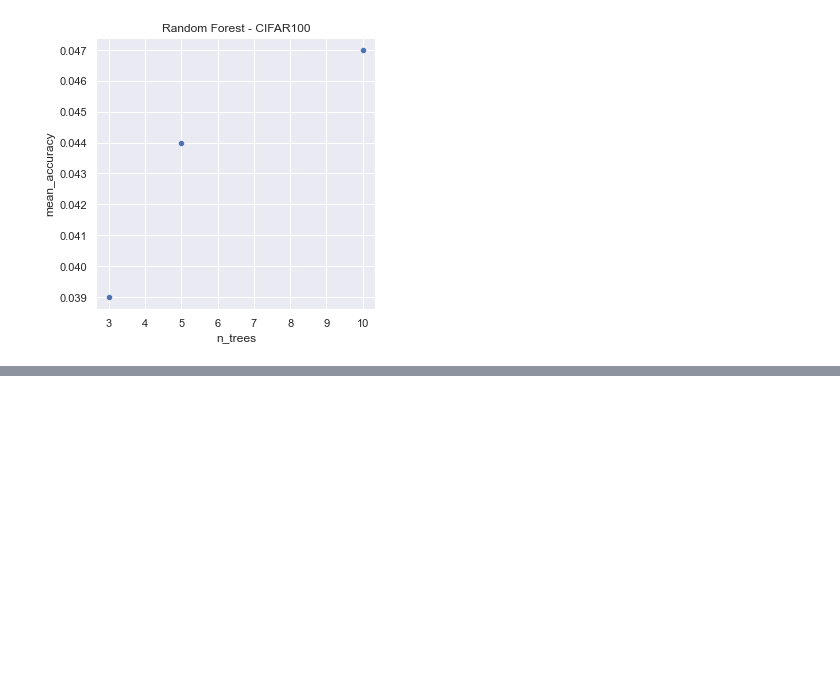
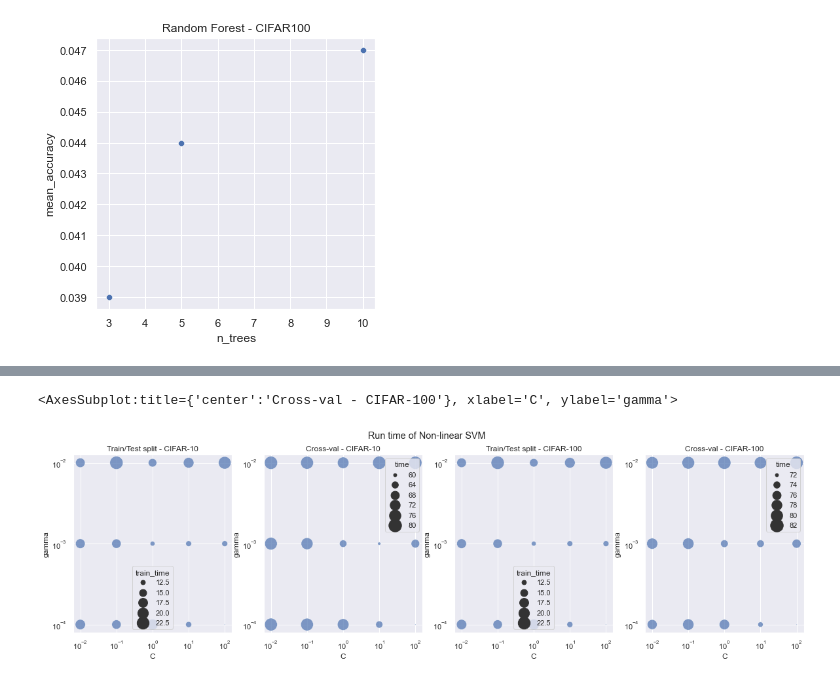
Before and after one commit to mincule/Advanced-Machine-Learning-CW, a Jupyter notebook: analysing_models.ipynb, the cells around one changed output, grey strips where cells are left out. Drawn from its saved outputs; the diff is of its cells as text; code cells hidden in the pictures; blank space fills up the shorter version.

```diff
--- a/analysing_models.ipynb
+++ b/analysing_models.ipynb
@@ -703,0 +794,27 @@ mean_accuracy:  0.047
+# %%
+# nonlinear
+fig, axes = plt.subplots(1, 4, sharex=True, figsize=(20,5))
+fig.suptitle('Run time of Non-linear SVM')
+axes[0].set_title('Train/Test split - CIFAR-10')
+axes[1].set_title('Cross-val - CIFAR-10')
+axes[2].set_title('Train/Test split - CIFAR-100')
+axes[3].set_title('Cross-val - CIFAR-100')
+axes[0].set_ylabel('gamma')
+axes[1].set_ylabel('gamma')
+axes[2].set_ylabel('gamma')
+axes[3].set_ylabel('gamma')
+axes[0].set(xscale="log")
+axes[1].set(xscale="log")
+axes[2].set(xscale="log")
+axes[3].set(xscale="log")
+axes[0].set(yscale="log")
+axes[1].set(yscale="log")
+axes[2].set(yscale="log")
+axes[3].set(yscale="log")
+sns.scatterplot(ax=axes[0], data=nonlinearsvm_cifar10, x="C", y="gamma", size="train_time", alpha=0.7, sizes=(2, 400))
+sns.scatterplot(ax=axes[1], data=nonlinearsvm_cifar10_cv, x="C", y="gamma", size="time", alpha=0.7, sizes=(2, 400))
+sns.scatterplot(ax=axes[2], data=nonlinearsvm_cifar100, x="C", y="gamma", size="train_time", alpha=0.7, sizes=(2, 400))
+sns.scatterplot(ax=axes[3], data=nonlinearsvm_cifar100_cv, x="C", y="gamma", size="time", alpha=0.7, sizes=(2, 400))
+# %% [output]
+<AxesSubplot:title={'center':'Cross-val - CIFAR-100'}, xlabel='C', ylabel='gamma'>
+[figure, added]
```
Also changed, not shown: parts of 19 cells of this notebook.
